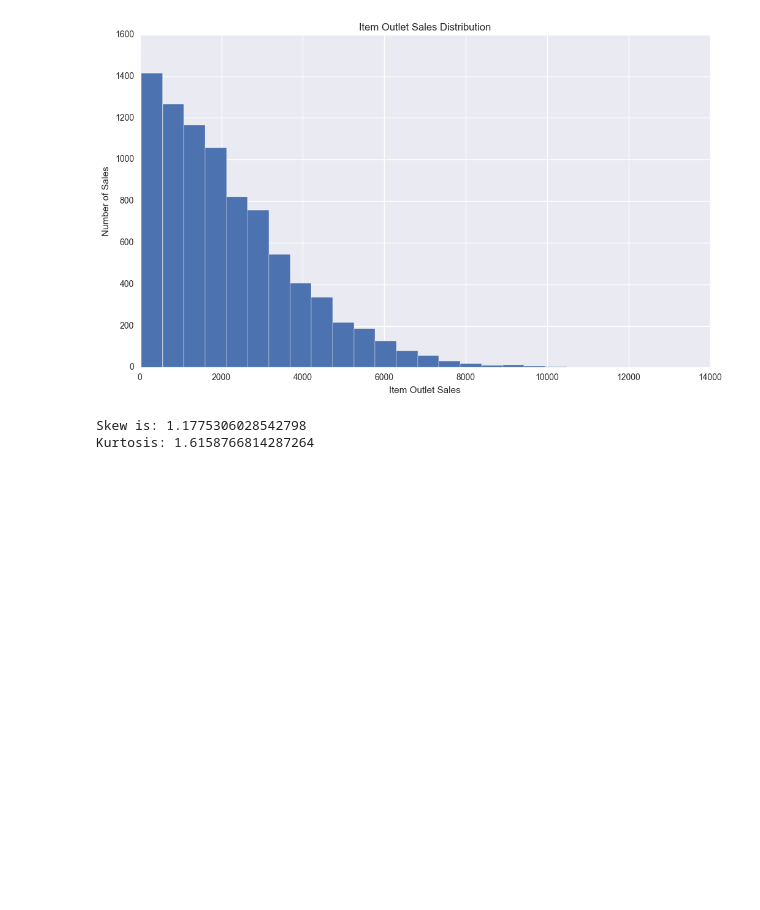
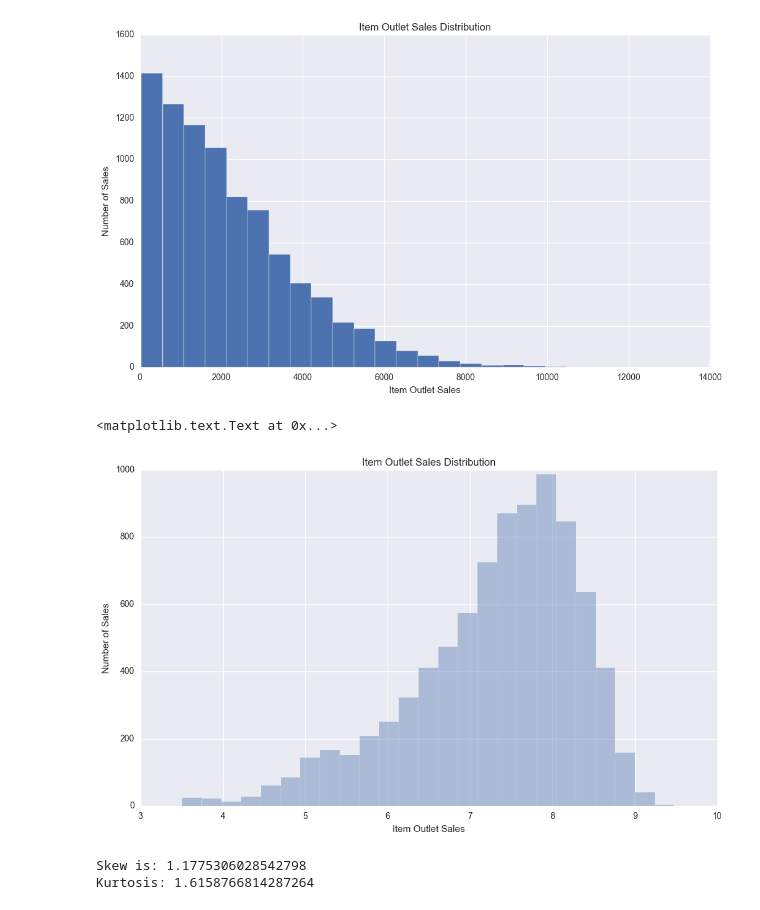
Before and after one commit to Meigarom/Big-Mart-Sales, a Jupyter notebook: Big_Mart_Sales_EDA.ipynb, the cells around one changed output. Cells and saved outputs as stored; diff of their text form; code cells hidden in the pictures; blank space fills up the shorter version.

```diff
--- a/Big_Mart_Sales_EDA.ipynb
+++ b/Big_Mart_Sales_EDA.ipynb
@@ -64,6 +66,16 @@ plt.title( 'Item Outlet Sales Distribution' )
 # %% [output]
 <matplotlib.text.Text at 0x...>
 [figure]
+# %%
+plt.figure( figsize=(12, 7) )
+sns.distplot( np.log( df['Item_Outlet_Sales'] ), kde=False, bins=25 )
+plt.ticklabel_format( style='plain', axis='x', scilimits=(0,1) )
+plt.xlabel( 'Item Outlet Sales')
+plt.ylabel( 'Number of Sales' )
+plt.title( 'Item Outlet Sales Distribution' )
+# %% [output]
+<matplotlib.text.Text at 0x...>
+[figure, added]
 # %%
 print( 'Skew is: {}'.format( df['Item_Outlet_Sales'].skew() ) )
 print( 'Kurtosis: {}'.format( df['Item_Outlet_Sales'].kurt() ) )
```
Also changed, not shown: parts of 17 cells of this notebook.
